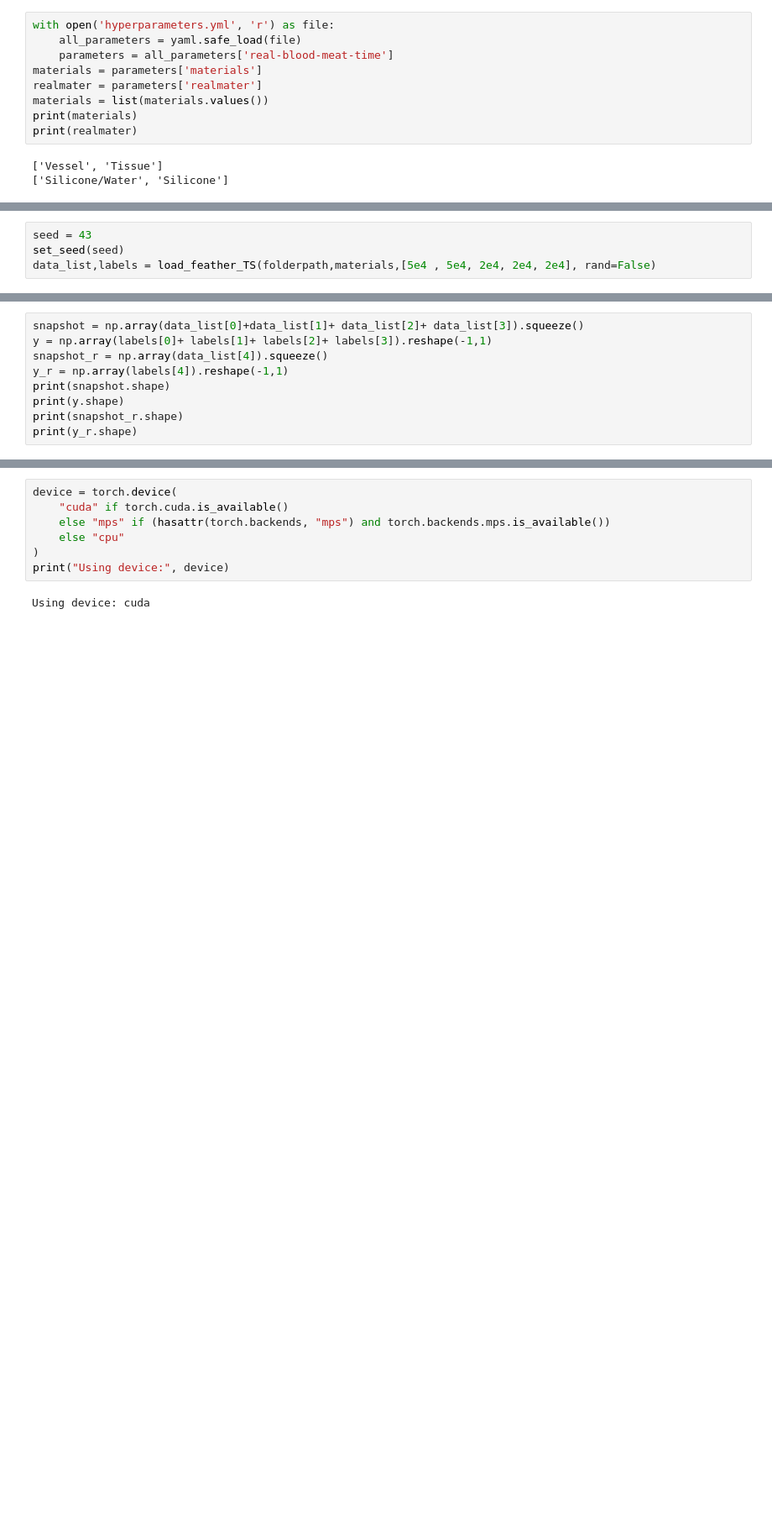
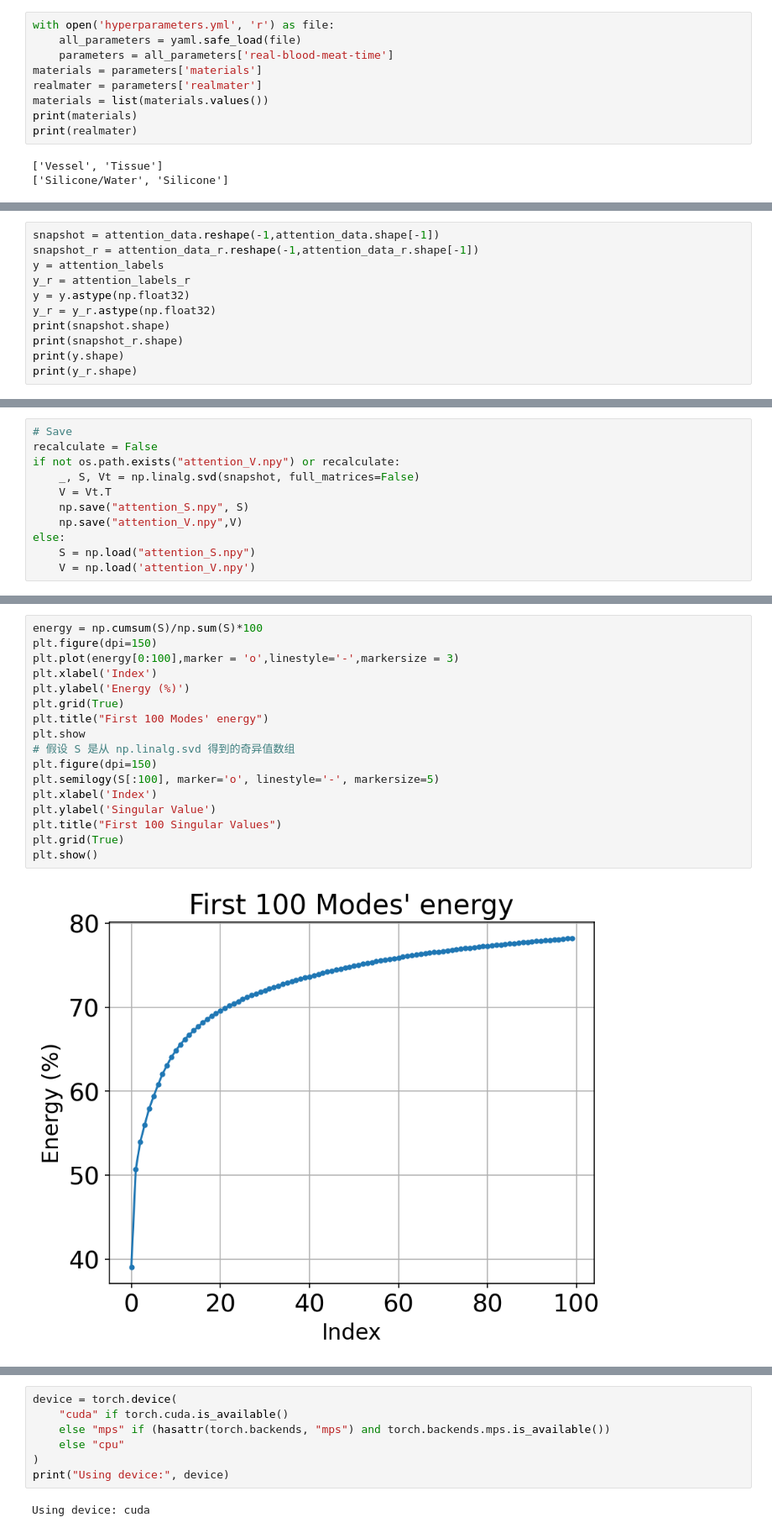
Before and after one commit to XiongStony/data_analyse, a Jupyter notebook: Niryo-robot-test/try_attention.ipynb, the cells around one changed output, grey strips where cells are left out. Shown at 84% size. Saved outputs shown, nothing was run; the diff lists cells and outputs as text; blank space fills up the shorter version.

```diff
--- a/Niryo-robot-test/try_attention.ipynb
+++ b/Niryo-robot-test/try_attention.ipynb
@@ -76,4 +44,0 @@ def load_feather_TS(folderpath, materials, N=None, rand = False):
-# %%
-seed = 43
-set_seed(seed)
-data_list,labels = load_feather_TS(folderpath,materials,[5e4 , 5e4, 2e4, 2e4, 2e4], rand=False)
@@ -89,10 +73,12 @@ print(len(data_list[0]))
 # %%
-snapshot = np.array(data_list[0]+data_list[1]+ data_list[2]+ data_list[3]).squeeze()
-y = np.array(labels[0]+ labels[1]+ labels[2]+ labels[3]).reshape(-1,1)
-snapshot_r = np.array(data_list[4]).squeeze()
-y_r = np.array(labels[4]).reshape(-1,1)
+snapshot = attention_data.reshape(-1,attention_data.shape[-1])
+snapshot_r = attention_data_r.reshape(-1,attention_data_r.shape[-1])
+y = attention_labels
+y_r = attention_labels_r
+y = y.astype(np.float32)
+y_r = y_r.astype(np.float32)
 print(snapshot.shape)
+print(snapshot_r.shape)
 print(y.shape)
-print(snapshot_r.shape)
 print(y_r.shape)
 # %% [output]
@@ -102,0 +89,11 @@ print(y_r.shape)
+# %%
+# Save
+recalculate = False
+if not os.path.exists("attention_V.npy") or recalculate:
+    _, S, Vt = np.linalg.svd(snapshot, full_matrices=False)
+    V = Vt.T
+    np.save("attention_S.npy", S)
+    np.save("attention_V.npy",V)
+else:
+    S = np.load("attention_S.npy")
+    V = np.load('attention_V.npy')
@@ -102,0 +108,19 @@ print(y_r.shape)
+# %%
+energy = np.cumsum(S)/np.sum(S)*100
+plt.figure(dpi=150)
+plt.plot(energy[0:100],marker = 'o',linestyle='-',markersize = 3)
+plt.xlabel('Index')
+plt.ylabel('Energy (%)')
+plt.grid(True)
+plt.title("First 100 Modes' energy")
+plt.show
+# 假设 S 是从 np.linalg.svd 得到的奇异值数组
+plt.figure(dpi=150)
+plt.semilogy(S[:100], marker='o', linestyle='-', markersize=5)
+plt.xlabel('Index')
+plt.ylabel('Singular Value')
+plt.title("First 100 Singular Values")
+plt.grid(True)
+plt.show()
+# %% [output]
+[figure, added]
```
Also changed, not shown: parts of 27 cells of this notebook, 2 other files.
